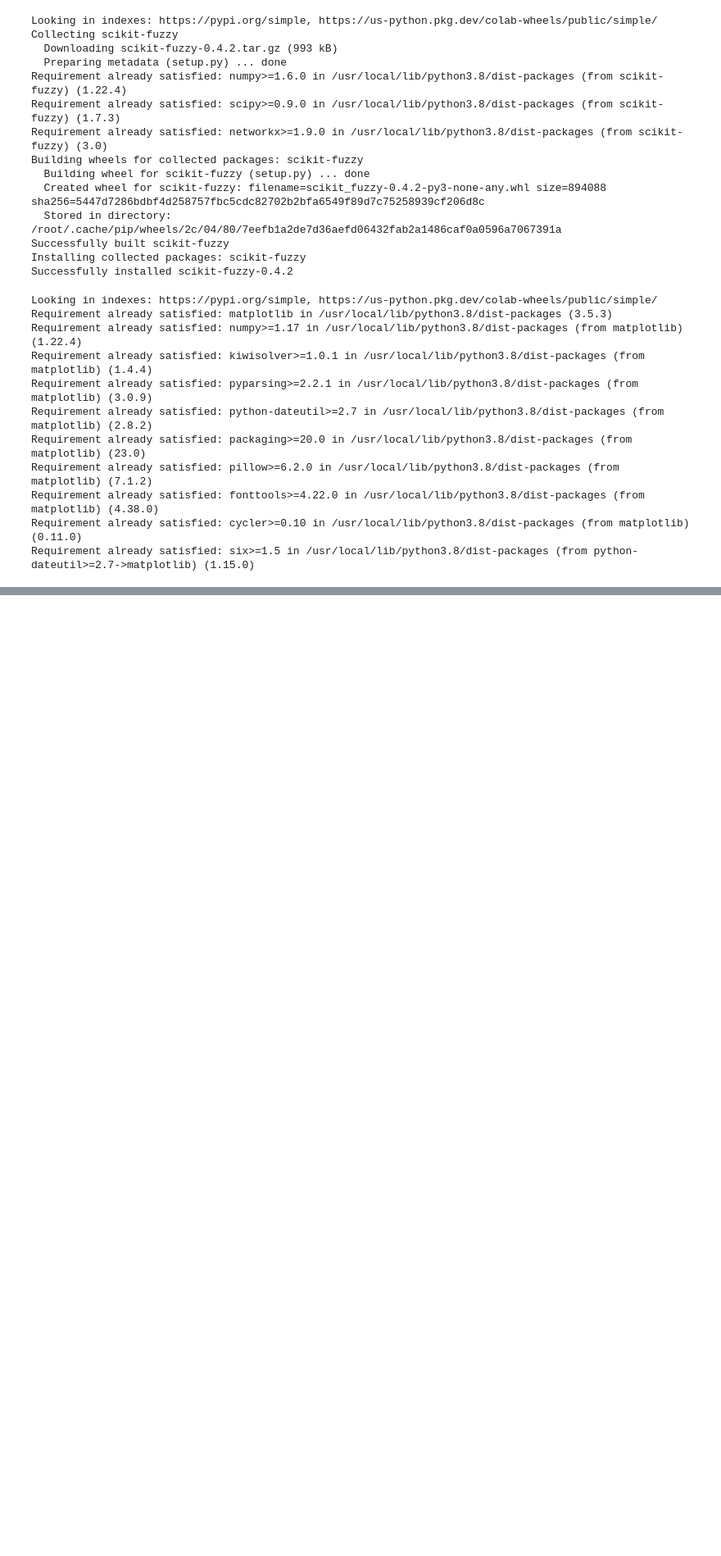
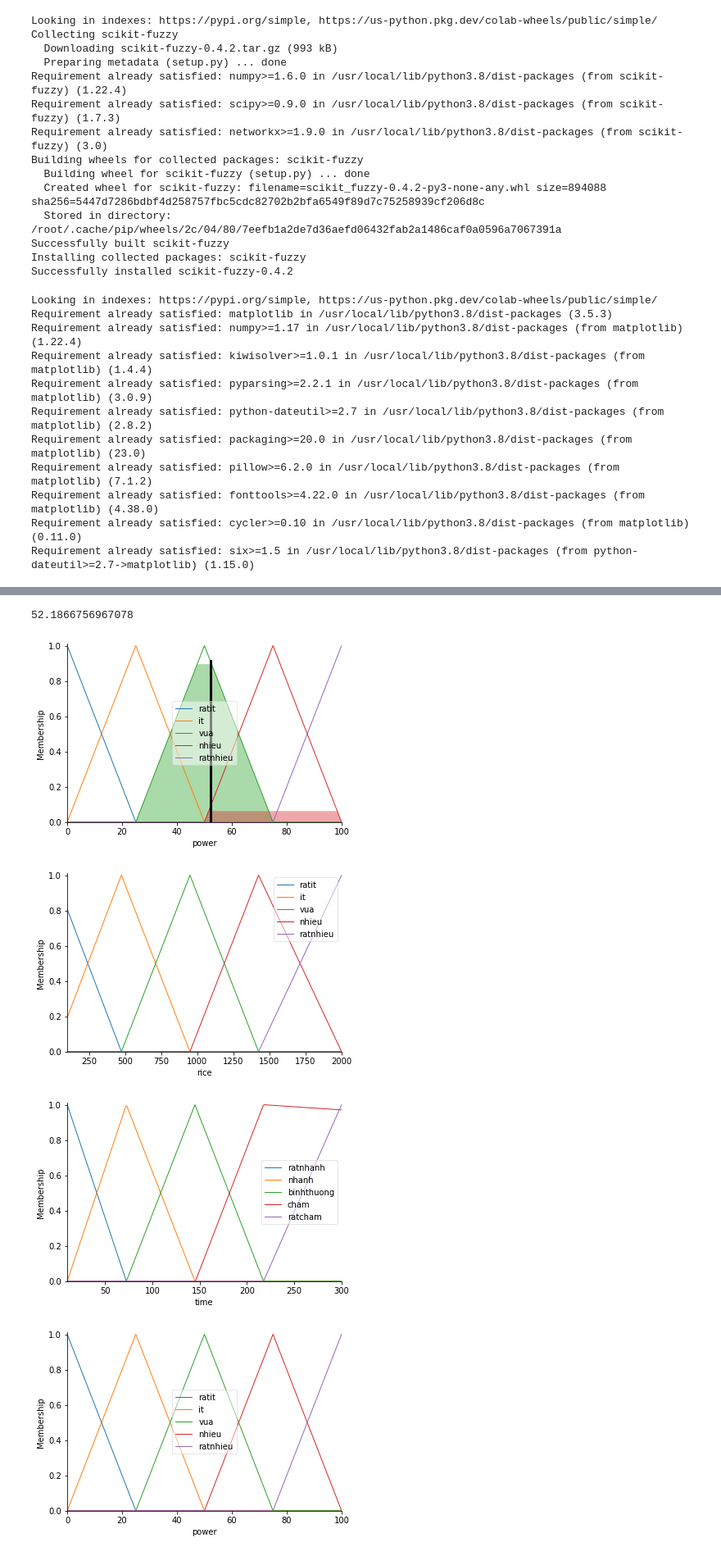
Before and after one commit to viettran02/AI_project, a Jupyter notebook: AI_week_4.ipynb, the cells around one changed output, grey strips where cells are left out. Shown: that part at 82% size. Cells and saved outputs as stored; diff of their text form; code cells hidden in the pictures; blank space fills up the shorter version.

```diff
--- a/AI_week_4.ipynb
+++ b/AI_week_4.ipynb
@@ -99,0 +86,69 @@ tip.view()
+# %%
+import numpy as np
+import skfuzzy as fuzz
+from skfuzzy import control as ctrl
+
+time = ctrl.Antecedent(np.arange(10,301,1),'time')
+rice = ctrl.Antecedent(np.arange(100,2001,1),'rice')
+power = ctrl.Consequent(np.arange(0,101,1),'power')
+
+time['ratnhanh'] = fuzz.trimf(time.universe,[10,10,72.5])
+time['nhanh']= fuzz.trimf(time.universe,[10,72.5,145])
+time['binhthuong'] = fuzz.trimf(time.universe,[72.5,145,217.5])
+time['cham'] = fuzz.trimf(time.universe,[145.5,217.5,3000])
+time['ratcham'] = fuzz.trimf(time.universe,[217.5,300,300])
+
+rice['ratit'] = fuzz.trimf(rice.universe,[10,10,475])
+rice['it']= fuzz.trimf(rice.universe,[10,475,950])
+rice['vua'] = fuzz.trimf(rice.universe,[475,950,1425])
+rice['nhieu'] = fuzz.trimf(rice.universe,[950,1425,2000])
+rice['ratnhieu'] = fuzz.trimf(rice.universe,[1425,2000,2000])
+
+power['ratit'] = fuzz.trimf(power.universe,[0,0,25])
+power['it']= fuzz.trimf(power.universe,[0,25,50])
+power['vua'] = fuzz.trimf(power.universe,[25,50,75])
+power['nhieu'] = fuzz.trimf(power.universe,[50,75,100])
+power['ratnhieu'] = fuzz.trimf(power.universe,[75,100,100])
+
+rule1=ctrl.Rule(time['ratcham']&rice['ratit'],power['ratit'])
+rule2=ctrl.Rule(time['ratcham']&rice['it'],power['ratit'])
+rule3=ctrl.Rule(time['ratcham']&rice['vua'],power['vua'])
+rule4=ctrl.Rule(time['ratcham']&rice['nhieu'],power['vua'])
+rule5=ctrl.Rule(time['ratcham']&rice['ratnhieu'],power['nhieu'])
+rule6=ctrl.Rule(time['cham']&rice['ratit'],power['it'])
+rule7=ctrl.Rule(time['cham']&rice['it'],power['it'])
+rule8=ctrl.Rule(time['cham']&rice['vua'],power['vua'])
+rule9=ctrl.Rule(time['cham']&rice['nhieu'],power['nhieu'])
+rule10=ctrl.Rule(time['cham']&rice['ratnhieu'],power['nhieu'])
+rule11=ctrl.Rule(time['binhthuong']&rice['ratit'],power['vua'])
+rule12=ctrl.Rule(time['binhthuong']&rice['it'],power['it'])
+rule13=ctrl.Rule(time['binhthuong']&rice['vua'],power['vua'])
+rule14=ctrl.Rule(time['binhthuong']&rice['nhieu'],power['nhieu'])
+rule15=ctrl.Rule(time['binhthuong']&rice['ratnhieu'],power['nhieu'])
+rule16=ctrl.Rule(time['nhanh']&rice['ratit'],power['it'])
+rule17=ctrl.Rule(time['nhanh']&rice['it'],power['vua'])
+rule18=ctrl.Rule(time['nhanh']&rice['vua'],power['nhieu'])
+rule19=ctrl.Rule(time['nhanh']&rice['nhieu'],power['ratnhieu'])
+rule20=ctrl.Rule(time['nhanh']&rice['ratnhieu'],power['ratnhieu'])
+rule21=ctrl.Rule(time['ratnhanh']&rice['ratit'],power['it'])
+rule22=ctrl.Rule(time['ratnhanh']&rice['it'],power['vua'])
+rule23=ctrl.Rule(time['ratnhanh']&rice['vua'],power['nhieu'])
+rule24=ctrl.Rule(time['ratnhanh']&rice['nhieu'],power['ratnhieu'])
+rule25=ctrl.Rule(time['ratnhanh']&rice['ratnhieu'],power['ratnhieu'])
+
+powervalue_ctrl = ctrl.ControlSystem([rule1,rule2,rule3,rule4,rule5,rule6,rule7,rule8,rule9,rule10,rule11,rule12,rule13,rule15,rule15,rule16,rule17,rule18,rule19,rule20,rule21,rule22,rule23,rule24,rule25])
+powervalue = ctrl.ControlSystemSimulation(powervalue_ctrl)
+powervalue.input['time'] = 150
+powervalue.input['rice'] = 1000
+powervalue.compute()
+print(powervalue.output['power'])
+power.view(sim = powervalue)
+rice.view()
+time.view()
+power.view()
+# %% [output]
+52.1866756967078
+[figure, added]
+[figure, added]
+[figure, added]
+[figure, added]
```
Also changed, not shown: parts of 2 cells of this notebook.
